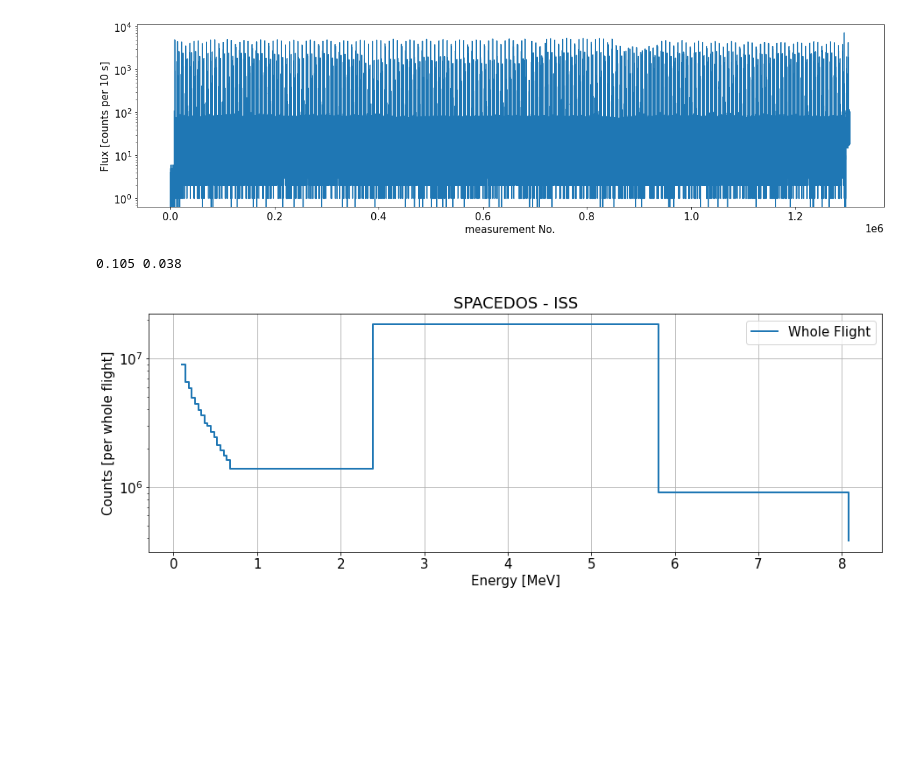
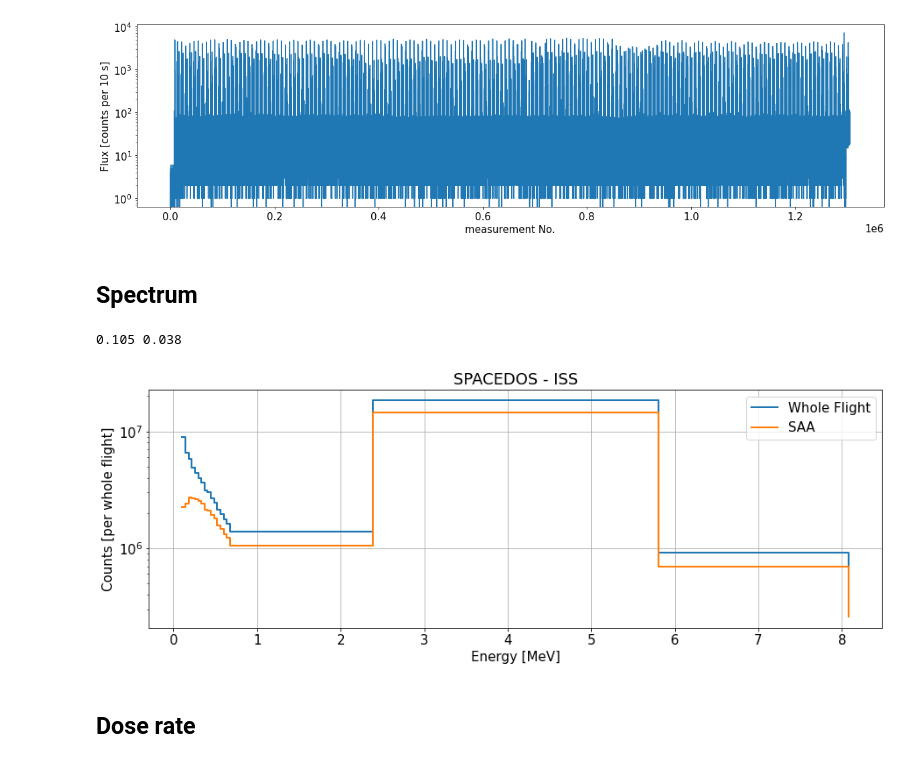
Before and after one commit to ODZ-UJF-AV-CR/ISS_SPACEDOS, a Jupyter notebook: SPACEDOS_RadLab.ipynb, the cells around one changed output. Drawn from its saved outputs; the diff is of its cells as text; code cells hidden in the pictures; blank space fills up the shorter version.

```diff
--- a/SPACEDOS_RadLab.ipynb
+++ b/SPACEDOS_RadLab.ipynb
@@ -208,6 +205,8 @@ plt.ylabel('Flux [counts per 10 s]')
 # %% [output]
 Text(0, 0.5, 'Flux [counts per 10 s]')
 [figure]
+# %% [markdown]
+## Spectrum
 # %%
 plt.figure(figsize=(15,5))
 matplotlib.rcParams.update({'font.size': 15})
@@ -215,36 +214,42 @@ matplotlib.rcParams.update({'font.size': 15})
 LOW_ENERGY = 10
 HIGH_ENERGY = 29
 
-#rc.iloc[:,LOW_ENERGY] = rc.iloc[:,LOW_ENERGY]
 
 ener1 = rc.sum()[LOW_ENERGY:HIGH_ENERGY]
+ener2 = rc.loc[(rc['sum']>200)].sum()[LOW_ENERGY:HIGH_ENERGY] # SAA
 
 coef = np.array([0.,0.])
 coef[1] = 0.038
 coef[0] = 0.105
 
 print (coef[0], coef[1])
 
 e = pd.DataFrame()
 e['1'] = ener1
 e['i'] = ener1.index
 e['x'] = (e['i'].astype(float)-9) * coef[1] + coef[0]
 e.loc['25','x'] = (100 + 20)/2 * coef[1] + coef[0]
 e.loc['26','x'] = (200 + 100)/2 * coef[1] + coef[0]
 e.loc['27','x'] = (220 + 200)/2 * coef[1] + coef[0]
 
 plt.yscale('log')
 
 plt.plot(e['x'], e['1'], label='Whole Flight', lw=2, drawstyle='steps-post')
 
+e['1'] = ener2
+e['i'] = ener2.index
+plt.plot(e['x'], e['1'], label='SAA', lw=2, drawstyle='steps-post')
+
 plt.legend()
 plt.title('SPACEDOS - ISS')
 plt.xlabel('Energy [MeV]')
 plt.ylabel(r'Counts [per whole flight]')
 plt.grid()
 # %% [output]
 0.105 0.038
-[figure, old version]
+[figure, new version]
+# %% [markdown]
+## Dose rate
 # %%
 xx = rc.copy()
 
```
Also changed, not shown: parts of 9 cells of this notebook.
